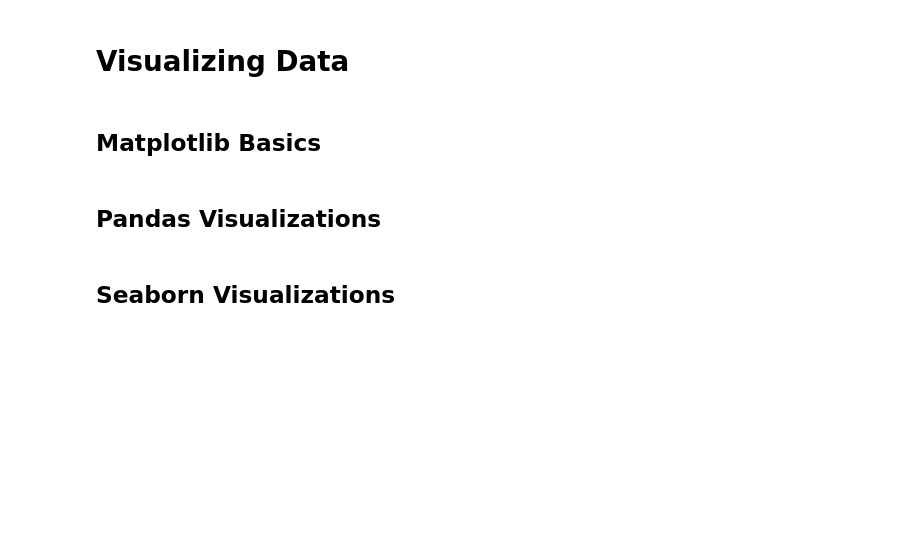
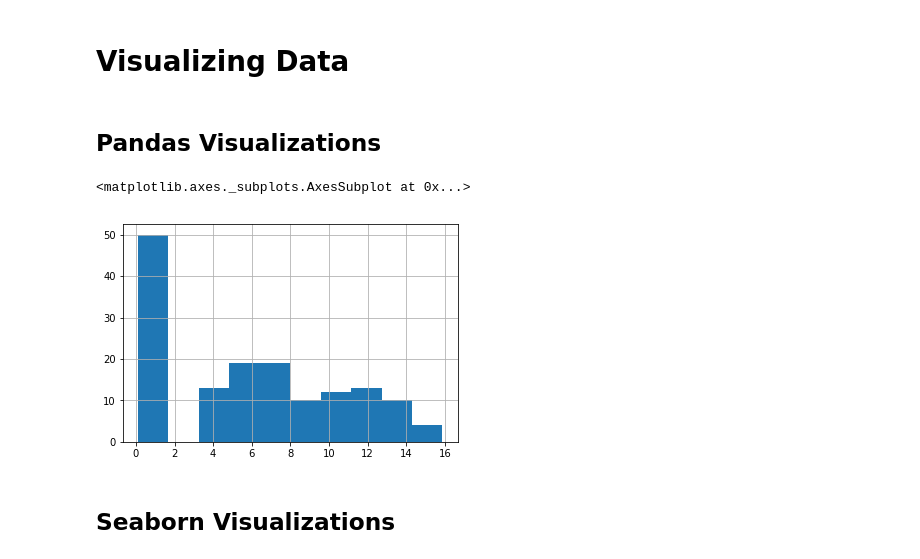
Before and after one commit to maxmelnick/analytics-python-intro, a Jupyter notebook: notebooks/Intro to Python Data Wrangling.ipynb, the cells around one changed output. Drawn from its saved outputs; the diff is of its cells as text; code cells hidden in the pictures; blank space fills up the shorter version.

```diff
--- a/notebooks/Intro to Python Data Wrangling.ipynb
+++ b/notebooks/Intro to Python Data Wrangling.ipynb
@@ -208,0 +239,3 @@ Index(['Unnamed: 0', 'sepal_length', 'sepal_width', 'petal_length',
+# %%
+df['petal_area'] = df.petal_length * df.petal_width
+df.head()
@@ -208,0 +249,4 @@ Index(['Unnamed: 0', 'sepal_length', 'sepal_width', 'petal_length',
+# %%
+# set col value based on df filter `titanic_df['Alone'].loc[titanic_df['Alone'] >0] = 'With Family'`
+df['Setosa?'] = df.species == 'setosa'
+df.head()
@@ -208,0 +268,3 @@ Index(['Unnamed: 0', 'sepal_length', 'sepal_width', 'petal_length',
+# %%
+df['Setosa2?'] = df['Setosa?'].map({True: "yes", False: "no"})
+df.head()
@@ -208,0 +286,7 @@ Index(['Unnamed: 0', 'sepal_length', 'sepal_width', 'petal_length',
+# %%
+def sepal_area(sepal_tuple):
+    sepal_length, sepal_width = sepal_tuple
+    return sepal_length * sepal_width
+
+df['sepal_area'] = df[['sepal_length','sepal_width']].apply(sepal_area,axis=1)
+df.head()
@@ -209,4 +300,2 @@ Index(['Unnamed: 0', 'sepal_length', 'sepal_width', 'petal_length',
 # %% [markdown]
 # Visualizing Data
-# %% [markdown]
-## Matplotlib Basics
@@ -219,5 +310,9 @@ Index(['Unnamed: 0', 'sepal_length', 'sepal_width', 'petal_length',
 ## Pandas Visualizations
 # %%
 # Pandas Histograms
+df.petal_area.hist()
+# %% [output]
+<matplotlib.axes._subplots.AxesSubplot at 0x...>
+[figure, added]
 # %% [markdown]
 ## Seaborn Visualizations
```
Also changed, not shown: parts of 30 cells of this notebook.
